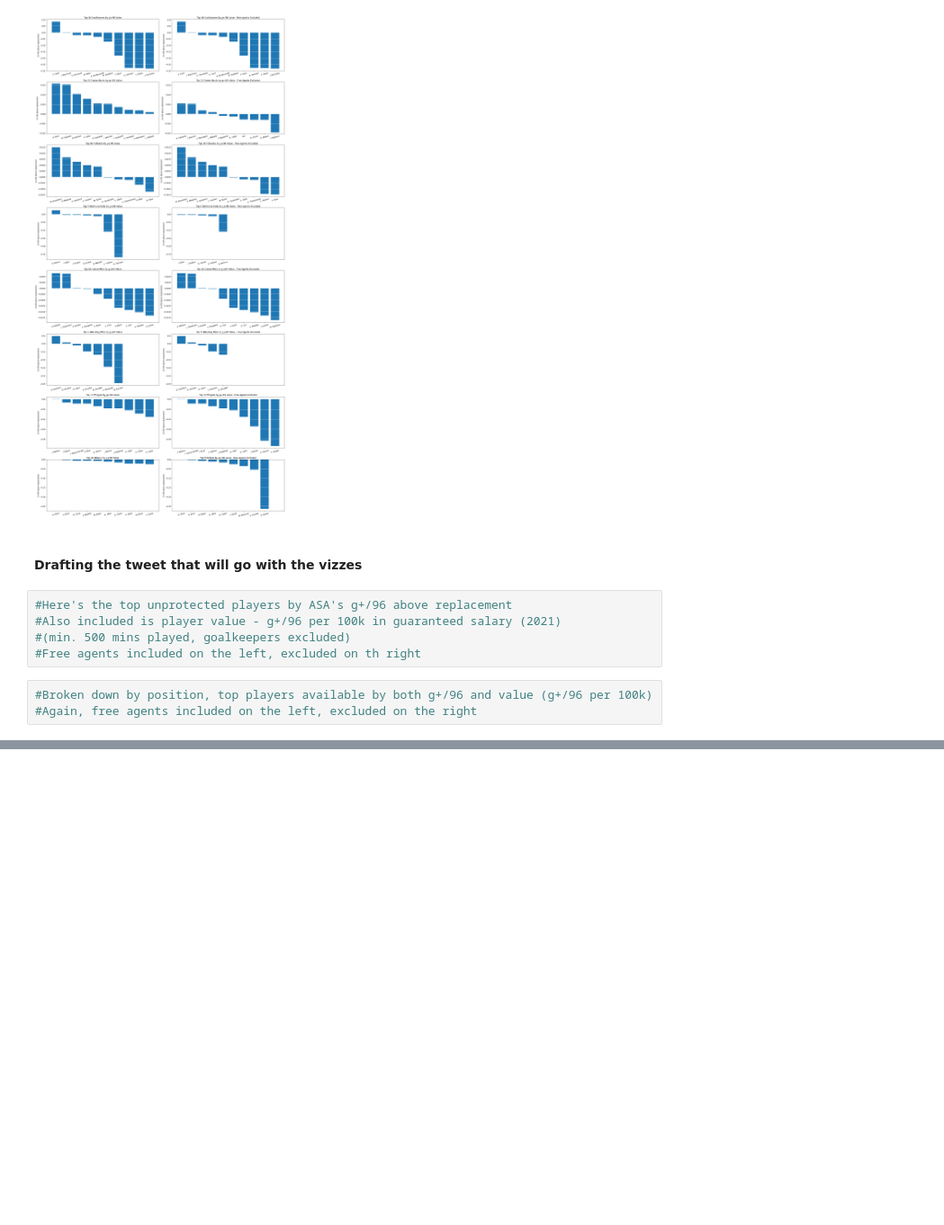
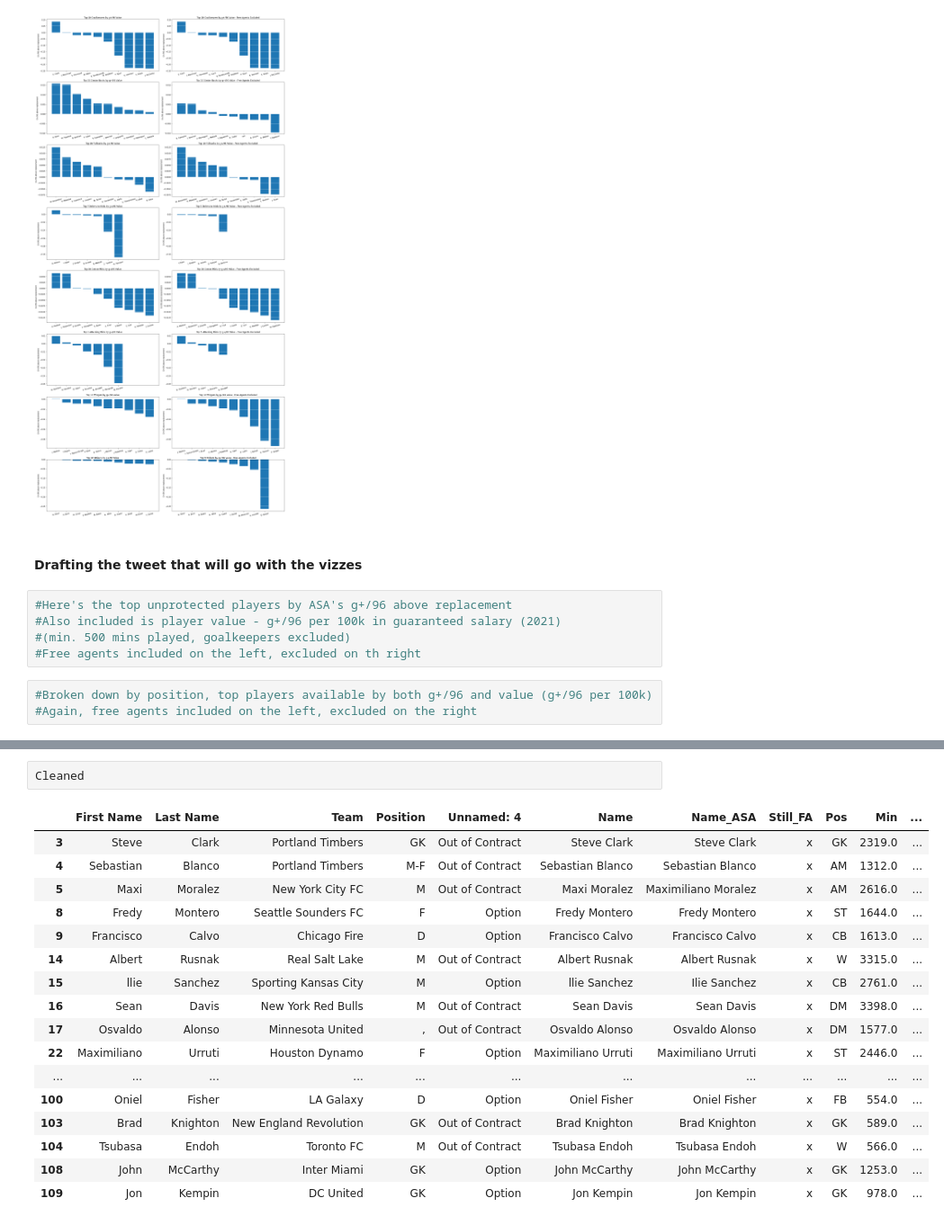
Before and after one commit to AddisonWood/CharlotteExpansionDraft_GoalsAdded, a Jupyter notebook: CharlotteExpansionDraft.ipynb, the cells around one changed output, grey strips where cells are left out. Shown at 90% size. Saved outputs shown, nothing was run; the diff lists cells and outputs as text; blank space fills up the shorter version.

```diff
--- a/CharlotteExpansionDraft.ipynb
+++ b/CharlotteExpansionDraft.ipynb
@@ -795,0 +1027,20 @@ plt.savefig('ExpansionDraft2022_byPos_Value.png', dpi=250)
+# %%
+Cleaned
+# %% [output]
+|  | First Name | Last Name | Team | Position | Unnamed: 4 | Name | Name_ASA | Still_FA | Pos | Min | ... |
+| 3 | Steve | Clark | Portland Timbers | GK | Out of Contract | Steve Clark | Steve Clark | x | GK | 2319.0 | ... |
+| 4 | Sebastian | Blanco | Portland Timbers | M-F | Out of Contract | Sebastian Blanco | Sebastian Blanco | x | AM | 1312.0 | ... |
+| 5 | Maxi | Moralez | New York City FC | M | Out of Contract | Maxi Moralez | Maximiliano Moralez | x | AM | 2616.0 | ... |
+| 8 | Fredy | Montero | Seattle Sounders FC | F | Option | Fredy Montero | Fredy Montero | x | ST | 1644.0 | ... |
+| 9 | Francisco | Calvo | Chicago Fire | D | Option | Francisco Calvo | Francisco Calvo | x | CB | 1613.0 | ... |
+| 14 | Albert | Rusnak | Real Salt Lake | M | Out of Contract | Albert Rusnak | Albert Rusnak | x | W | 3315.0 | ... |
+| 15 | llie | Sanchez | Sporting Kansas City | M | Option | llie Sanchez | Ilie Sanchez | x | CB | 2761.0 | ... |
+| 16 | Sean | Davis | New York Red Bulls | M | Out of Contract | Sean Davis | Sean Davis | x | DM | 3398.0 | ... |
+| 17 | Osvaldo | Alonso | Minnesota United | , | Out of Contract | Osvaldo Alonso | Osvaldo Alonso | x | DM | 1577.0 | ... |
+| 22 | Maximiliano | Urruti | Houston Dynamo | F | Option | Maximiliano Urruti | Maximiliano Urruti | x | ST | 2446.0 | ... |
+| ... | ... | ... | ... | ... | ... | ... | ... | ... | ... | ... | ... |
+| 100 | Oniel | Fisher | LA Galaxy | D | Option | Oniel Fisher | Oniel Fisher | x | FB | 554.0 | ... |
+| 103 | Brad | Knighton | New England Revolution | GK | Out of Contract | Brad Knighton | Brad Knighton | x | GK | 589.0 | ... |
+| 104 | Tsubasa | Endoh | Toronto FC | M | Out of Contract | Tsubasa Endoh | Tsubasa Endoh | x | W | 566.0 | ... |
+| 108 | John | McCarthy | Inter Miami | GK | Option | John McCarthy | John McCarthy | x | GK | 1253.0 | ... |
+| 109 | Jon | Kempin | DC United | GK | Option | Jon Kempin | Jon Kempin | x | GK | 978.0 | ... |
```
Also changed, not shown: parts of 15 cells of this notebook, 6 other files.
